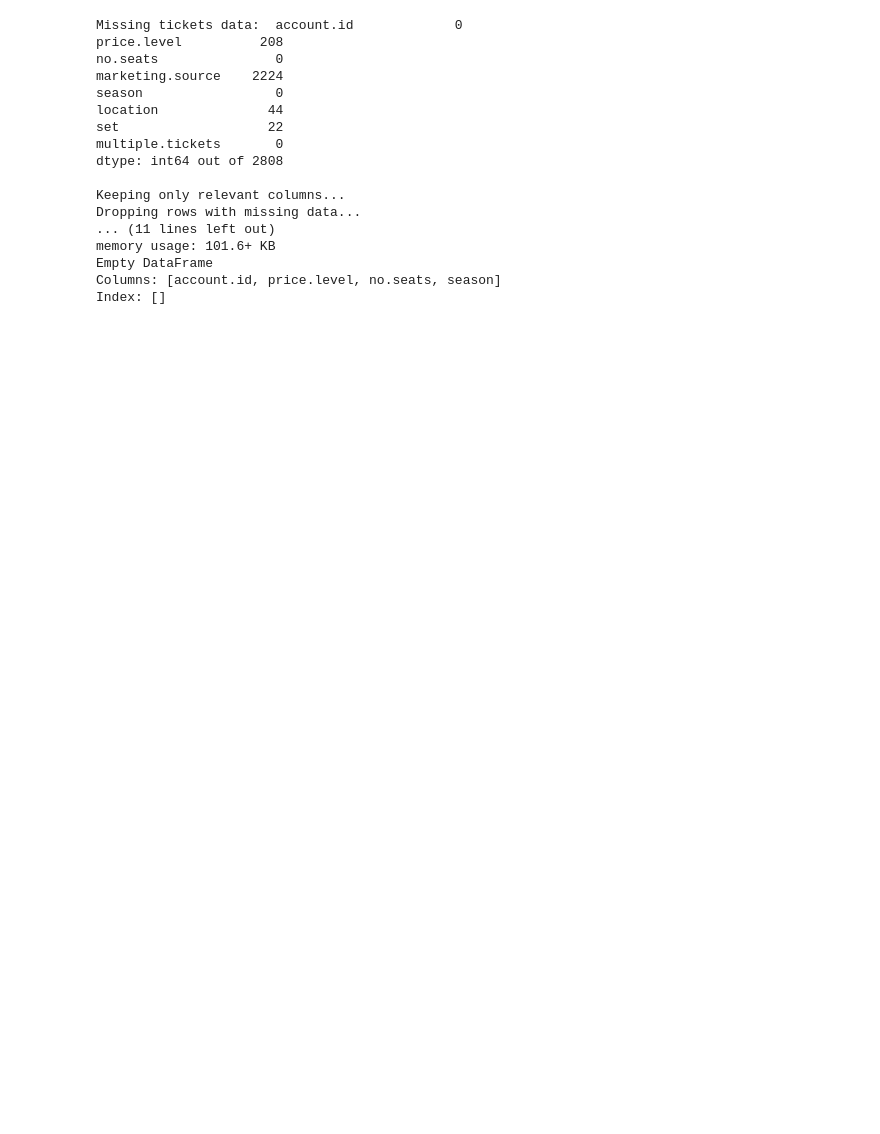
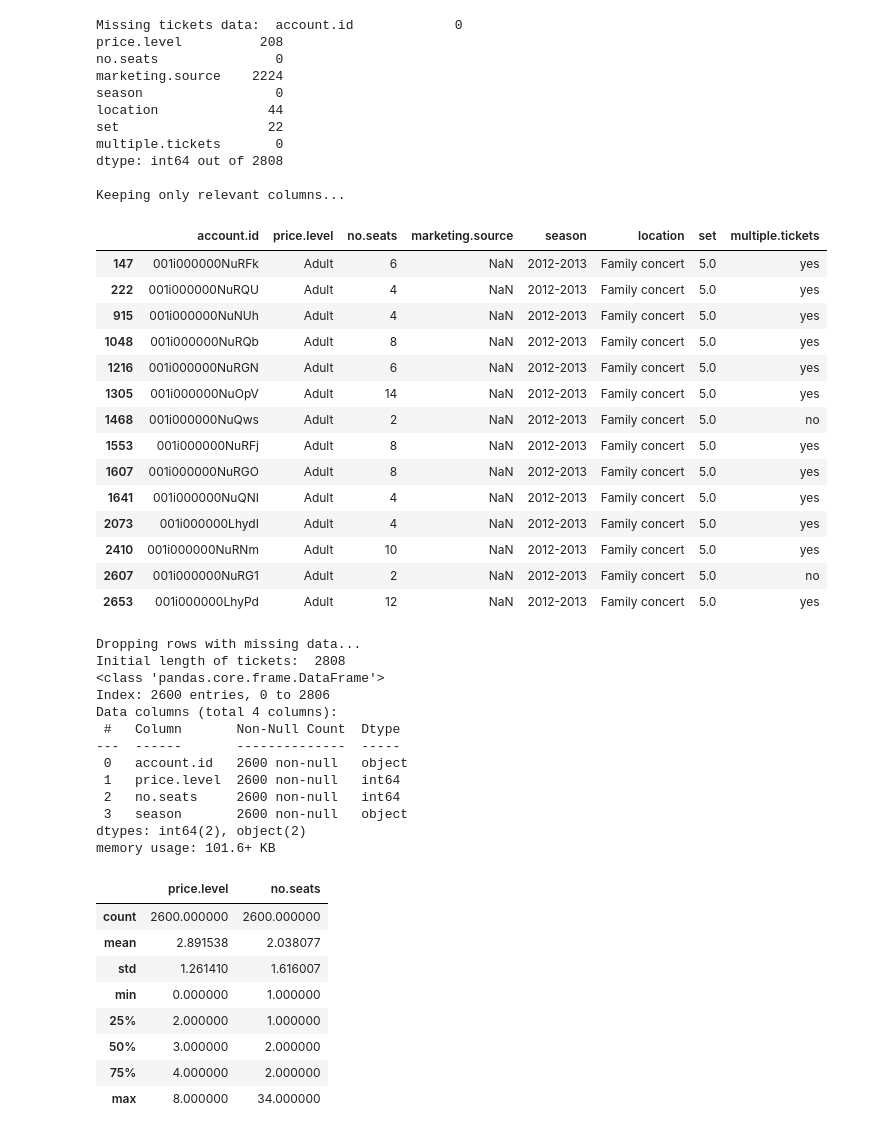
Before and after one commit to jpscardoso97/philarmoniab-kaggle, a Jupyter notebook: notebooks/data_analysis/tickets.ipynb, the cells around one changed output. Drawn from its saved outputs; the diff is of its cells as text; code cells hidden in the pictures; blank space fills up the shorter version.

```diff
--- a/notebooks/data_analysis/tickets.ipynb
+++ b/notebooks/data_analysis/tickets.ipynb
@@ -2,38 +2,70 @@
 import pandas as pd
 from sklearn.preprocessing import LabelEncoder
 
 tickets = pd.read_csv('../../data/tickets_all.csv')
 print("Missing tickets data: ", tickets.isnull().sum(), "out of", len(tickets), "\n")
 print("Keeping only relevant columns...")
+
+display(tickets[tickets['price.level'] == 'Adult'])
 tickets = tickets[['account.id', 'price.level', 'no.seats', 'season']]
 
 print("Dropping rows with missing data...")
 print("Initial length of tickets: ", len(tickets))
 tickets = tickets.dropna()
+
 
 label_encoder = LabelEncoder()
 tickets['price.level'] = label_encoder.fit_transform(tickets['price.level'])
 
 # Analyse the data for cleaninness
 tickets.info()
 tickets.describe()
-
-print(tickets.loc[tickets['price.level'] == 'Adult'])
 # %% [output]
 Missing tickets data:  account.id             0
 price.level          208
 no.seats               0
 marketing.source    2224
 season                 0
 location              44
 set                   22
 multiple.tickets       0
 dtype: int64 out of 2808
 
 Keeping only relevant columns...
-Dropping rows with missing data...
-... (11 lines left out)
-memory usage: 101.6+ KB
-Empty DataFrame
-Columns: [account.id, price.level, no.seats, season]
-Index: []
+|  | account.id | price.level | no.seats | marketing.source | season | location | set | multiple.tickets |
+| 147 | 001i000000NuRFk | Adult | 6 | NaN | 2012-2013 | Family concert | 5.0 | yes |
+| 222 | 001i000000NuRQU | Adult | 4 | NaN | 2012-2013 | Family concert | 5.0 | yes |
+| 915 | 001i000000NuNUh | Adult | 4 | NaN | 2012-2013 | Family concert | 5.0 | yes |
+| 1048 | 001i000000NuRQb | Adult | 8 | NaN | 2012-2013 | Family concert | 5.0 | yes |
+| 1216 | 001i000000NuRGN | Adult | 6 | NaN | 2012-2013 | Family concert | 5.0 | yes |
+| 1305 | 001i000000NuOpV | Adult | 14 | NaN | 2012-2013 | Family concert | 5.0 | yes |
+| 1468 | 001i000000NuQws | Adult | 2 | NaN | 2012-2013 | Family concert | 5.0 | no |
+| 1553 | 001i000000NuRFj | Adult | 8 | NaN | 2012-2013 | Family concert | 5.0 | yes |
+| 1607 | 001i000000NuRGO | Adult | 8 | NaN | 2012-2013 | Family concert | 5.0 | yes |
+| 1641 | 001i000000NuQNI | Adult | 4 | NaN | 2012-2013 | Family concert | 5.0 | yes |
+| 2073 | 001i000000LhydI | Adult | 4 | NaN | 2012-2013 | Family concert | 5.0 | yes |
+| 2410 | 001i000000NuRNm | Adult | 10 | NaN | 2012-2013 | Family concert | 5.0 | yes |
+| 2607 | 001i000000NuRG1 | Adult | 2 | NaN | 2012-2013 | Family concert | 5.0 | no |
+| 2653 | 001i000000LhyPd | Adult | 12 | NaN | 2012-2013 | Family concert | 5.0 | yes |
+Dropping rows with missing data...
+Initial length of tickets:  2808
+<class 'pandas.core.frame.DataFrame'>
+Index: 2600 entries, 0 to 2806
+Data columns (total 4 columns):
+ #   Column       Non-Null Count  Dtype
+---  ------       --------------  -----
+ 0   account.id   2600 non-null   object
+ 1   price.level  2600 non-null   int64
+ 2   no.seats     2600 non-null   int64
+ 3   season       2600 non-null   object
+dtypes: int64(2), object(2)
+memory usage: 101.6+ KB
+|  | price.level | no.seats |
+| count | 2600.000000 | 2600.000000 |
+| mean | 2.891538 | 2.038077 |
+| std | 1.261410 | 1.616007 |
+| min | 0.000000 | 1.000000 |
+| 25% | 2.000000 | 1.000000 |
+| 50% | 3.000000 | 2.000000 |
+| 75% | 4.000000 | 2.000000 |
+| max | 8.000000 | 34.000000 |
```
Also changed, not shown: 23 other files.
